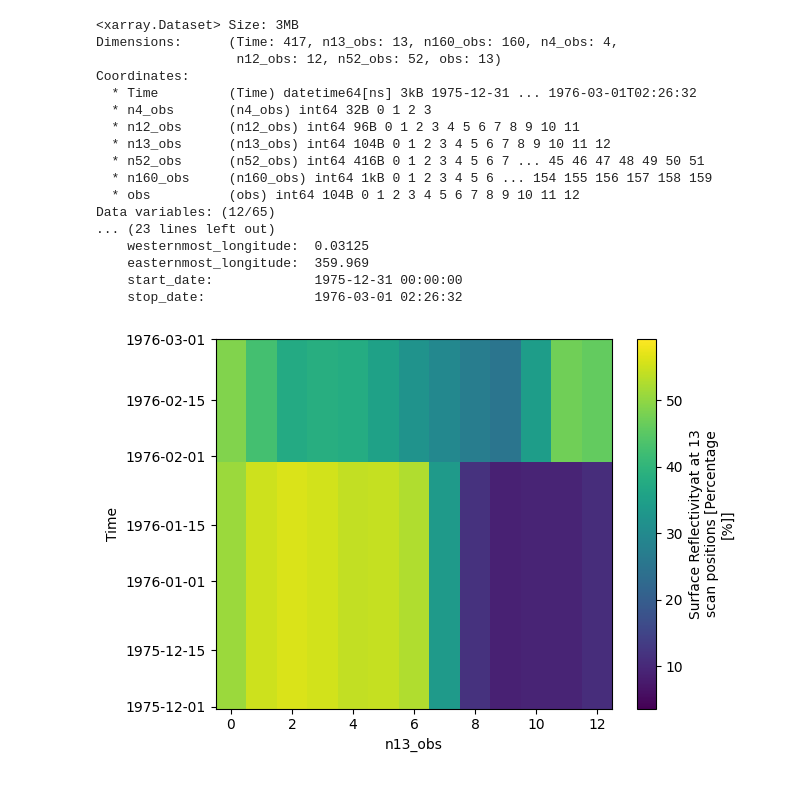
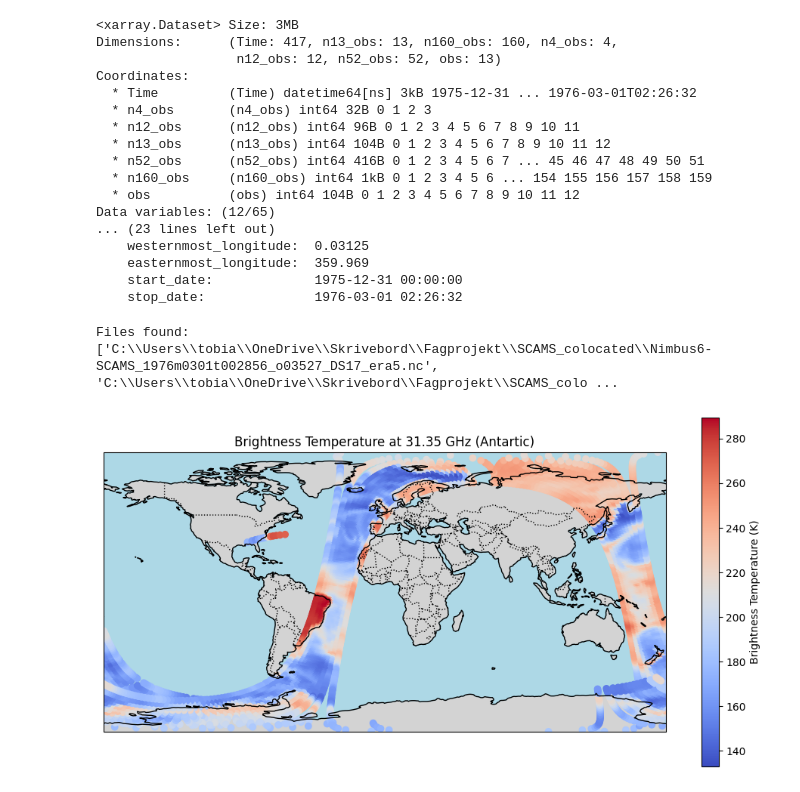
Before and after one commit to TobiasHampe/Remote-sensing-of-sea-ice-SCAMS-, a Jupyter notebook: Analyse/data.ipynb, the cells around one changed output. Drawn from its saved outputs; the diff is of its cells as text; code cells hidden in the pictures.

```diff
--- a/Analyse/data.ipynb
+++ b/Analyse/data.ipynb
@@ -26,8 +28,46 @@ Data variables: (12/65)
     easternmost_longitude:  359.969
     start_date:             1975-12-31 00:00:00
     stop_date:              1976-03-01 02:26:32
-# %%
-xrds['REFLEC'].plot()
-plt.show()
-# %% [output]
-[figure, removed]
+# %%
+import os
+from glob import glob
+import xarray as xr
+import matplotlib.pyplot as plt
+import cartopy.crs as ccrs
+import cartopy.feature as cfeature
+
+
+year = '1976'
+month = '03'
+pattern = r'C:\Users\tobia\OneDrive\Skrivebord\Fagprojekt\SCAMS_colocated\Nimbus6-SCAMS_%sm%s*_era5.nc' % (year, month)
+files = glob(pattern)
+print("Files found:", files)
+
+
+if files:
+    xrds = xr.open_dataset(files[0])
+
+    lat = xrds["LAT"].values
+    lon = xrds["LON"].values
+    tb_ch1 = xrds["TBCH1"].values
+
+
+    plt.figure(figsize=(12, 6))
+    ax = plt.axes(projection=ccrs.PlateCarree())
+    ax.set_extent([lon.min(), lon.max(), lat.min(), lat.max()], crs=ccrs.PlateCarree())
+
+    ax.add_feature(cfeature.COASTLINE, linewidth=1)
+    ax.add_feature(cfeature.BORDERS, linestyle=":")
+    ax.add_feature(cfeature.LAND, color="lightgray")
+    ax.add_feature(cfeature.OCEAN, color="lightblue")
+
+    sc = plt.scatter(lon, lat, c=tb_ch1, cmap="coolwarm", transform=ccrs.PlateCarree())
+    plt.colorbar(sc, label="Brightness Temperature (K)")
+    plt.title("Brightness Temperature at 31.35 GHz (Antartic)")
+
+    plt.show()
+else:
+    print("No files found matching the pattern.")
+# %% [output]
+Files found: ['C:\\Users\\tobia\\OneDrive\\Skrivebord\\Fagprojekt\\SCAMS_colocated\\Nimbus6-SCAMS_1976m0301t002856_o03527_DS17_era5.nc', 'C:\\Users\\tobia\\OneDrive\\Skrivebord\\Fagprojekt\\SCAMS_colo ...
+[figure, added]
```
Also changed, not shown: parts of 5 cells of this notebook.
